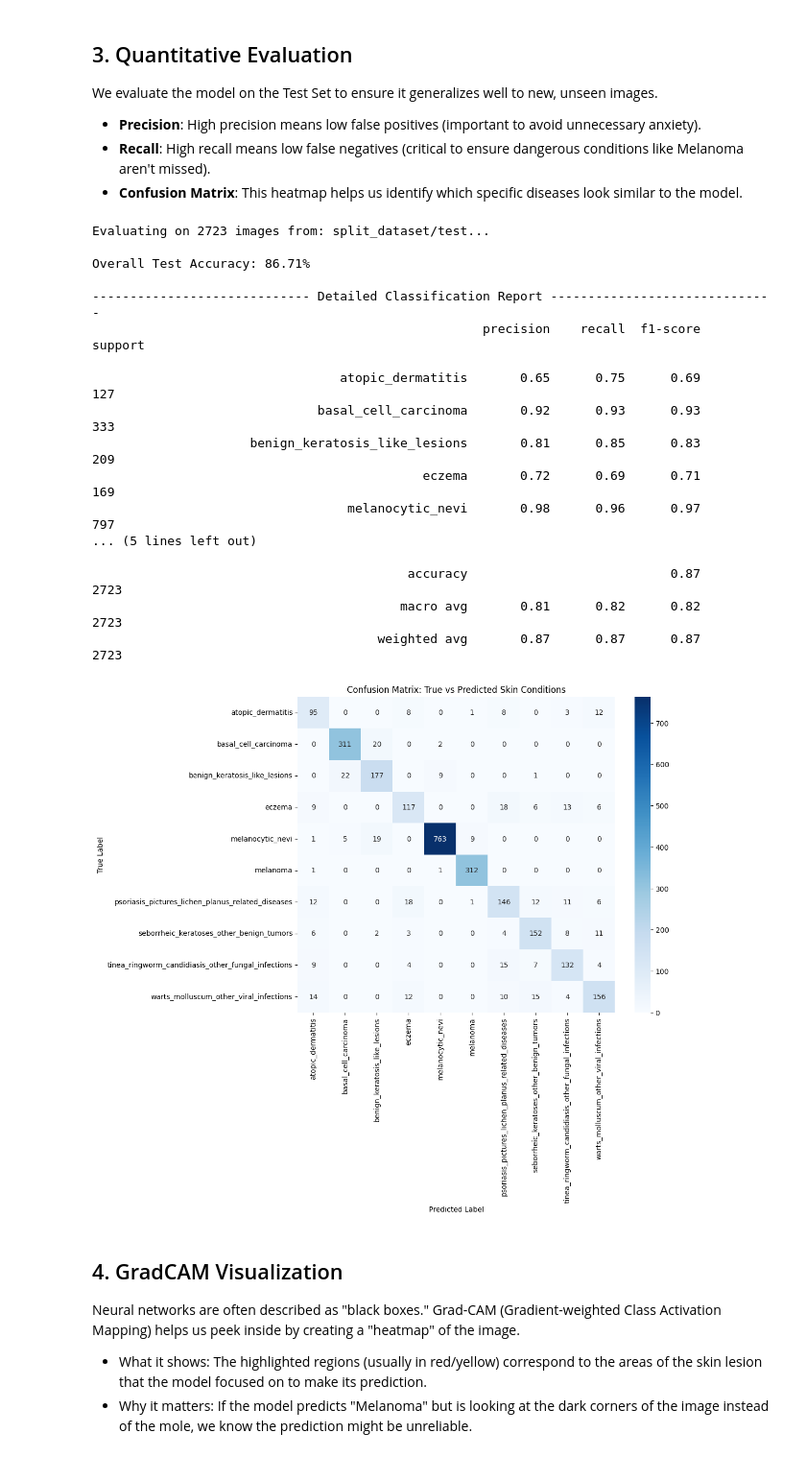
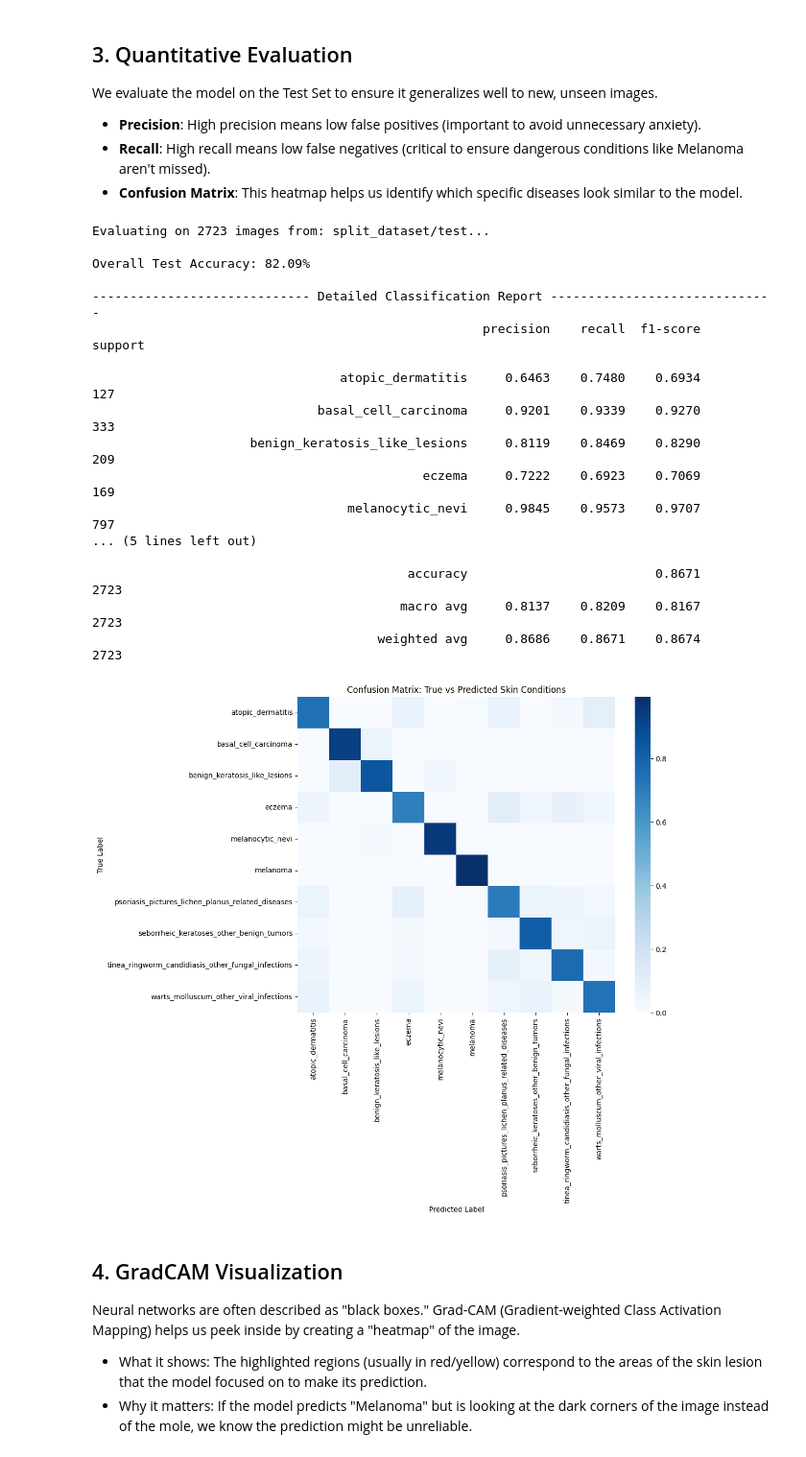
Before and after one commit to vhs-axo/CSC173-DeepCV-Palarpalar, a Jupyter notebook: demo.ipynb, the cells around one changed output. Shown at 96% size. Drawn from its saved outputs; the diff is of its cells as text; code cells hidden in the pictures.

Commit message:
updated accuracy calculation to be balanced since the dataset is unbalanced across its 10 classes

```diff
--- a/demo.ipynb
+++ b/demo.ipynb
@@ -78,6 +78,7 @@ We evaluate the model on the Test Set to ensure it generalizes well to new, unse
  - **Recall**: High recall means low false negatives (critical to ensure dangerous conditions like Melanoma aren't missed).
  - **Confusion Matrix**: This heatmap helps us identify which specific diseases look similar to the model.
 # %%
+from sklearn.metrics import balanced_accuracy_score, roc_auc_score
 def evaluate_model(model: models.ResNet, data_dir: str, batch_size: int):
     """
     Runs inference on the test set and prints a comprehensive classification report
@@ -116,47 +117,47 @@ def evaluate_model(model: models.ResNet, data_dir: str, batch_size: int):
             all_preds.extend(preds.cpu().numpy())
             all_labels.extend(labels.numpy())
 
     # 3. Calculate and Print Metrics
-    overall_acc = accuracy_score(all_labels, all_preds)
+    overall_acc = balanced_accuracy_score(all_labels, all_preds)
     print(f"\nOverall Test Accuracy: {overall_acc*100:.2f}%")
 
     print(f"\n{" Detailed Classification Report ":-^91}")
     # Generates precision, recall, f1-score for each class
-    print(classification_report(all_labels, all_preds, target_names=class_names))
+    print(classification_report(all_labels, all_preds, target_names=class_names, digits=4))
 
     # 4. Plot Confusion Matrix
-    cm = confusion_matrix(all_labels, all_preds)
+    cm = confusion_matrix(all_labels, all_preds, normalize="true")
 
     plt.figure(figsize=(10, 8))
-    sns.heatmap(cm, annot=True, fmt='d', cmap='Blues',
+    sns.heatmap(cm, cmap='Blues',
                 xticklabels=class_names, yticklabels=class_names)
     plt.xlabel('Predicted Label')
     plt.ylabel('True Label')
     plt.title('Confusion Matrix: True vs Predicted Skin Conditions')
     plt.show()
 
 # Run the evaluation function
 # Ensure 'model' is your trained model and 'DATA_DIR' is defined
 evaluate_model(model, DATA_DIR, BATCH_SIZE)
 # %% [output]
 Evaluating on 2723 images from: split_dataset/test...
 
-Overall Test Accuracy: 86.71%
+Overall Test Accuracy: 82.09%
 
 ----------------------------- Detailed Classification Report ------------------------------
                                                     precision    recall  f1-score   support
 
-                                 atopic_dermatitis       0.65      0.75      0.69       127
-                              basal_cell_carcinoma       0.92      0.93      0.93       333
-                     benign_keratosis_like_lesions       0.81      0.85      0.83       209
-                                            eczema       0.72      0.69      0.71       169
-                                  melanocytic_nevi       0.98      0.96      0.97       797
+                                 atopic_dermatitis     0.6463    0.7480    0.6934       127
+                              basal_cell_carcinoma     0.9201    0.9339    0.9270       333
+                     benign_keratosis_like_lesions     0.8119    0.8469    0.8290       209
+                                            eczema     0.7222    0.6923    0.7069       169
+                                  melanocytic_nevi     0.9845    0.9573    0.9707       797
 ... (5 lines left out)
 
-                                          accuracy                           0.87      2723
-                                         macro avg       0.81      0.82      0.82      2723
-                                      weighted avg       0.87      0.87      0.87      2723
+                                          accuracy                         0.8671      2723
+                                         macro avg     0.8137    0.8209    0.8167      2723
+                                      weighted avg     0.8686    0.8671    0.8674      2723
-[figure, old version]
+[figure, new version]
 # %% [markdown]
 ## 4. GradCAM Visualization
 
```
Also changed, not shown: 1 other file.
